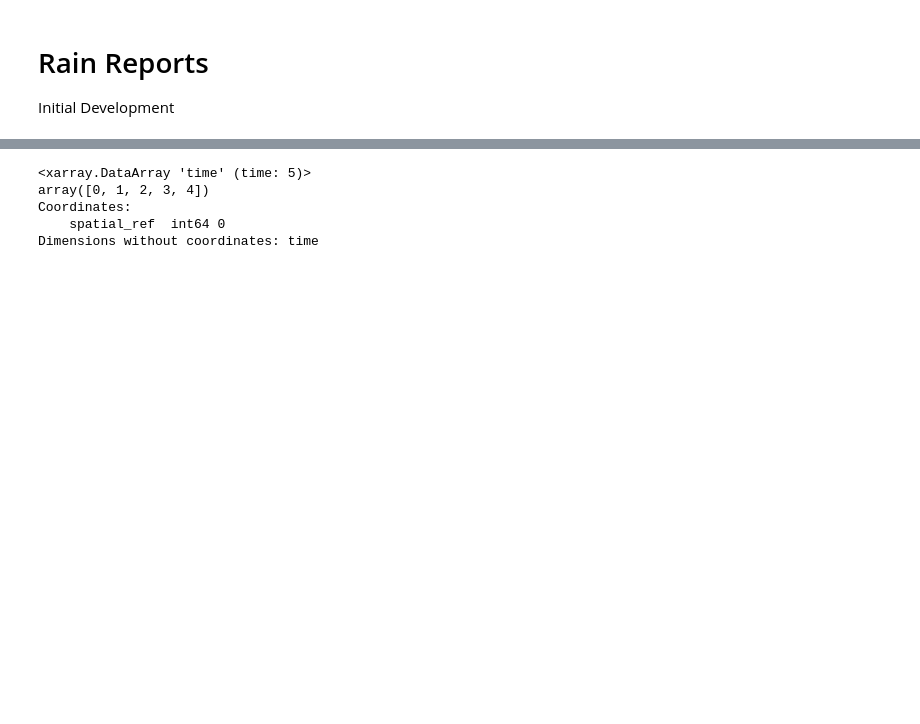
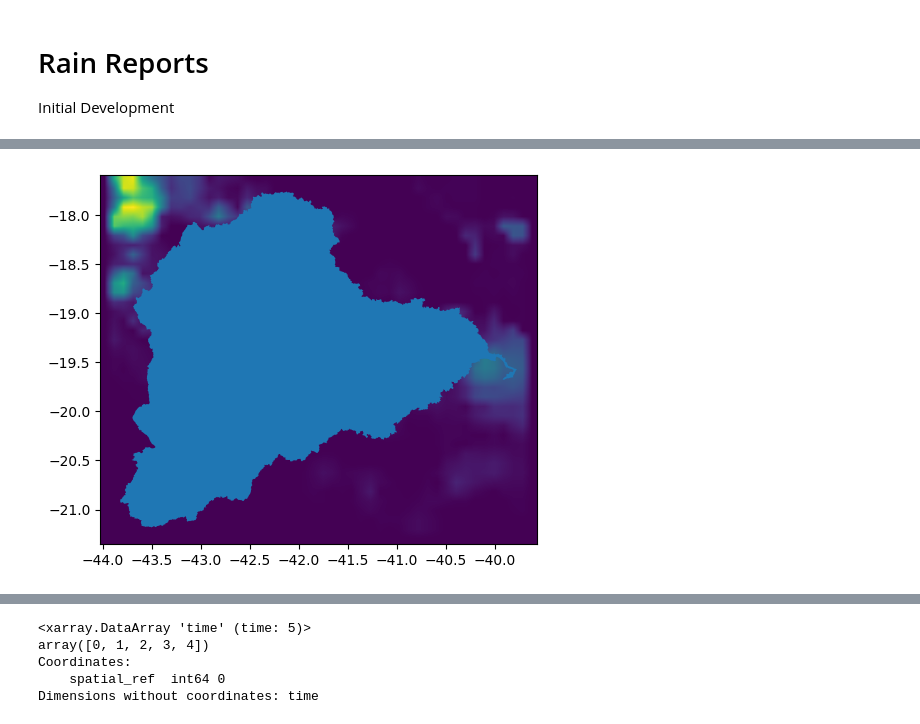
Before and after one commit to cordmaur/INPERainDownloader, a Jupyter notebook: nbs/02-ReportGenerator.ipynb, the cells around one changed output, grey strips where cells are left out. Cells and saved outputs as stored; diff of their text form; code cells hidden in the pictures; blank space fills up the shorter version.

```diff
--- a/nbs/02-ReportGenerator.ipynb
+++ b/nbs/02-ReportGenerator.ipynb
@@ -12,0 +163,4 @@ downloader = INPEDownloader(server=INPE.FTPurl, root=INPE.DailyMERGEroot)
+# %%
+ax.figure
+# %% [output]
+[figure, added]
```
Also changed, not shown: parts of 97 cells of this notebook, 5 other files.
